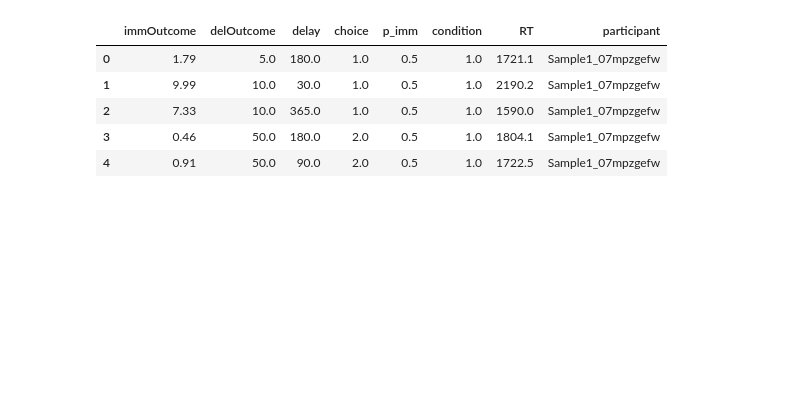
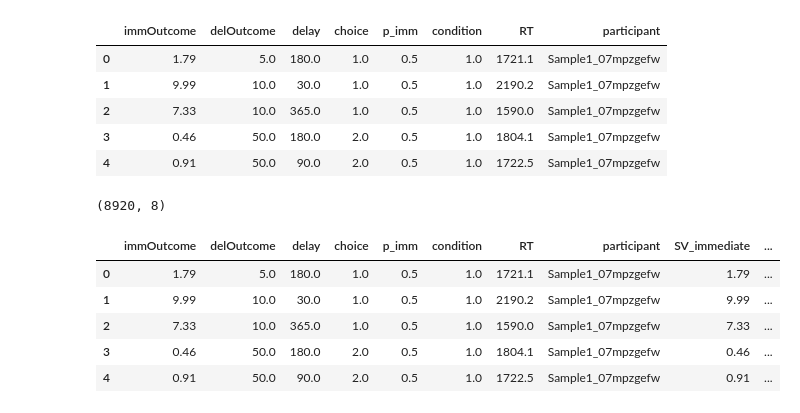
Before and after one commit to Aarohi29/ICCS2026_Final_Project, a Jupyter notebook: notebooks/01_Data_Exploration.ipynb, the cells around one changed output. Drawn from its saved outputs; the diff is of its cells as text; code cells hidden in the pictures; blank space fills up the shorter version.

Commit message:
Complete data exploration, choice model, and initial RT model

```diff
--- a/notebooks/01_Data_Exploration.ipynb
+++ b/notebooks/01_Data_Exploration.ipynb
@@ -209,9 +71,0 @@ Found 99 participant files.
-# %%
-participants = {}
-for file in mat_files:
-    participant_id = file.stem
-    train_df, test_df = load_participant(file)
-    participants[participant_id] = {
-        "train": train_df,
-        "test": test_df
-    }
@@ -349,3 +158,7 @@ combined_train.head()
 | 2 | 7.33 | 10.0 | 365.0 | 1.0 | 0.5 | 1.0 | 1590.0 | Sample1_07mpzgefw |
 | 3 | 0.46 | 50.0 | 180.0 | 2.0 | 0.5 | 1.0 | 1804.1 | Sample1_07mpzgefw |
 | 4 | 0.91 | 50.0 | 90.0 | 2.0 | 0.5 | 1.0 | 1722.5 | Sample1_07mpzgefw |
+# %%
+combined_train.shape
+# %% [output]
+(8920, 8)
@@ -351,0 +167,16 @@ combined_train.head()
+# %%
+from src.discounting import add_subjective_values
+
+participant = add_subjective_values(
+    combined_train,
+    k=0.01
+)
+
+participant.head()
+# %% [output]
+|  | immOutcome | delOutcome | delay | choice | p_imm | condition | RT | participant | SV_immediate | ... |
+| 0 | 1.79 | 5.0 | 180.0 | 1.0 | 0.5 | 1.0 | 1721.1 | Sample1_07mpzgefw | 1.79 | ... |
+| 1 | 9.99 | 10.0 | 30.0 | 1.0 | 0.5 | 1.0 | 2190.2 | Sample1_07mpzgefw | 9.99 | ... |
+| 2 | 7.33 | 10.0 | 365.0 | 1.0 | 0.5 | 1.0 | 1590.0 | Sample1_07mpzgefw | 7.33 | ... |
+| 3 | 0.46 | 50.0 | 180.0 | 2.0 | 0.5 | 1.0 | 1804.1 | Sample1_07mpzgefw | 0.46 | ... |
+| 4 | 0.91 | 50.0 | 90.0 | 2.0 | 0.5 | 1.0 | 1722.5 | Sample1_07mpzgefw | 0.91 | ... |
```
Also changed, not shown: parts of 43 cells of this notebook, 8 other files.
